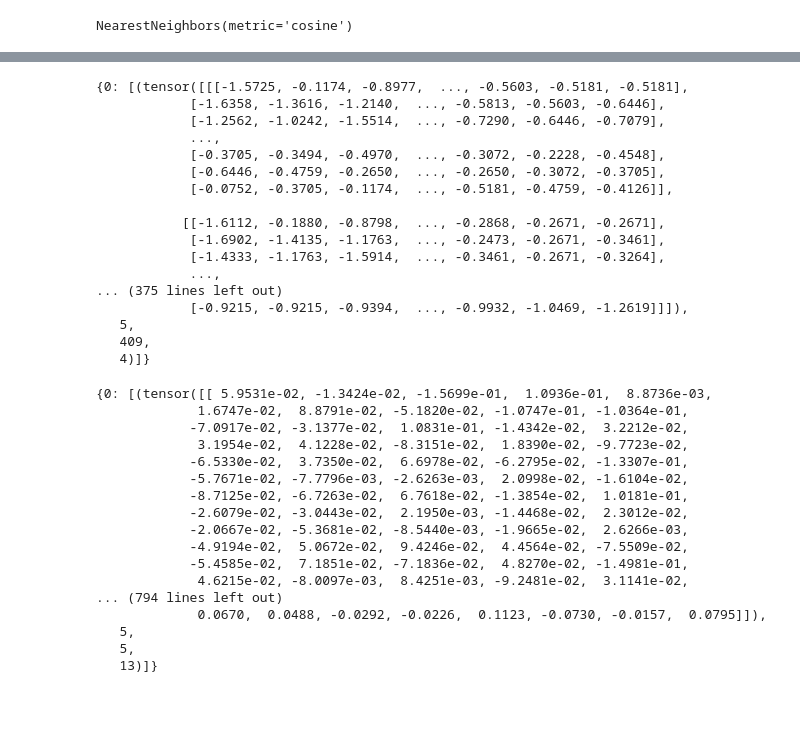
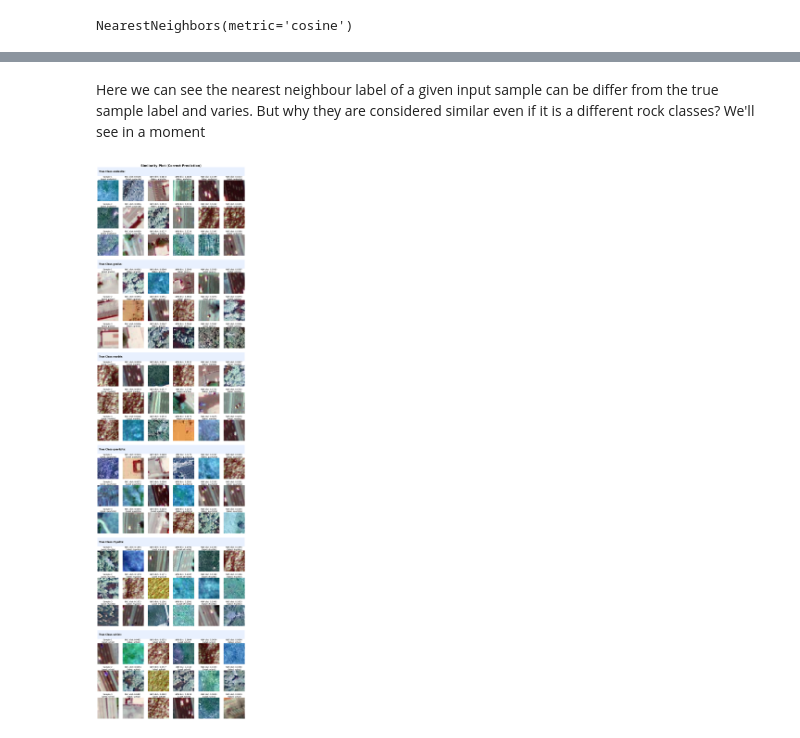
Before and after one commit to ada-my619/Rock-Classification, a Jupyter notebook: Rock_Classification.ipynb, the cells around one changed output, grey strips where cells are left out. Drawn from its saved outputs; the diff is of its cells as text; code cells hidden in the pictures; blank space fills up the shorter version.

Commit message:
Add plotting function for nearest neighbour

```diff
--- a/Rock_Classification.ipynb
+++ b/Rock_Classification.ipynb
@@ -824,10 +858,16 @@ def query_nn_for_test_embeddings(
     class_names,
     topk=5
 ):
-    data = copy.deepcopy(test_embeddings)
+    output = {}
     for cls_id, emb_list in test_embeddings.items():
         print(f"\nQuery class: {class_names[cls_id]}")
-        for i, (emb, pred, y, idx) in enumerate(emb_list):
+        output[cls_id] = {}
+        for i, (emb, pred, y, idx) in enumerate(emb_list): #<- Check if idx == indices got from nn.kneighbors, which should be included in n[el]?
+            ent = {
+                "pred": pred,
+                "label": y,
+                "neighbours": None
+            }
             distances, indices = nn.kneighbors(emb, n_neighbors=topk)
             neighbor_labels = train_labels[indices[0]]
             n = {}
@@ -837,12 +877,13 @@ def query_nn_for_test_embeddings(
                     "label": neighbor_labels[el],
                     "idx": indices[0][el],
                 }
-            data[cls_id][i] = (emb, pred, y, n)
+                ent["neighbours"] = n
+            output[cls_id][idx] = ent
             print(f"  Sample {i+1} (Pred: {class_names[pred]}): Nearest labels ->",
                   [class_names[l] for l in neighbor_labels])
-    return data
+    return output
 # %%
-test_embeddings_correct = query_nn_for_test_embeddings(
+test_correct_plot = query_nn_for_test_embeddings(
     nn,
     test_embeddings_correct,
     labels,
@@ -900,40 +944,0 @@ Query class: schist
-# %%
-test_sample_wrong
-# %% [output]
-{0: [(tensor([[[-1.5725, -0.1174, -0.8977,  ..., -0.5603, -0.5181, -0.5181],
-            [-1.6358, -1.3616, -1.2140,  ..., -0.5813, -0.5603, -0.6446],
-            [-1.2562, -1.0242, -1.5514,  ..., -0.7290, -0.6446, -0.7079],
-            ...,
-            [-0.3705, -0.3494, -0.4970,  ..., -0.3072, -0.2228, -0.4548],
-            [-0.6446, -0.4759, -0.2650,  ..., -0.2650, -0.3072, -0.3705],
-            [-0.0752, -0.3705, -0.1174,  ..., -0.5181, -0.4759, -0.4126]],
-
-           [[-1.6112, -0.1880, -0.8798,  ..., -0.2868, -0.2671, -0.2671],
-            [-1.6902, -1.4135, -1.1763,  ..., -0.2473, -0.2671, -0.3461],
-            [-1.4333, -1.1763, -1.5914,  ..., -0.3461, -0.2671, -0.3264],
-            ...,
-... (375 lines left out)
-            [-0.9215, -0.9215, -0.9394,  ..., -0.9932, -1.0469, -1.2619]]]),
-   5,
-   409,
-   4)]}
-# %%
-test_embeddings_correct
-# %% [output]
-{0: [(tensor([[ 5.9531e-02, -1.3424e-02, -1.5699e-01,  1.0936e-01,  8.8736e-03,
-             1.6747e-02,  8.8791e-02, -5.1820e-02, -1.0747e-01, -1.0364e-01,
-            -7.0917e-02, -3.1377e-02,  1.0831e-01, -1.4342e-02,  3.2212e-02,
-             3.1954e-02,  4.1228e-02, -8.3151e-02,  1.8390e-02, -9.7723e-02,
-            -6.5330e-02,  3.7350e-02,  6.6978e-02, -6.2795e-02, -1.3307e-01,
-            -5.7671e-02, -7.7796e-03, -2.6263e-03,  2.0998e-02, -1.6104e-02,
-            -8.7125e-02, -6.7263e-02,  6.7618e-02, -1.3854e-02,  1.0181e-01,
-            -2.6079e-02, -3.0443e-02,  2.1950e-03, -1.4468e-02,  2.3012e-02,
-            -2.0667e-02, -5.3681e-02, -8.5440e-03, -1.9665e-02,  2.6266e-03,
-            -4.9194e-02,  5.0672e-02,  9.4246e-02,  4.4564e-02, -7.5509e-02,
-            -5.4585e-02,  7.1851e-02, -7.1836e-02,  4.8270e-02, -1.4981e-01,
-             4.6215e-02, -8.0097e-03,  8.4251e-03, -9.2481e-02,  3.1141e-02,
-... (794 lines left out)
-             0.0670,  0.0488, -0.0292, -0.0226,  0.1123, -0.0730, -0.0157,  0.0795]]),
-   5,
-   5,
-   13)]}
@@ -949,0 +945,2 @@ def plot_similarity(n_sample, sample_dataset):
+# %% [markdown]
+Here we can see the nearest neighbour label of a given input sample can be differ from the true sample label and varies. But why they are considered similar even if it is a different rock classes? We'll see in a moment
@@ -949,0 +1098,15 @@ def plot_similarity(n_sample, sample_dataset):
+# %%
+plot_similarity_with_headers(
+    test_correct_plot=test_correct_plot,
+    test_dataset=test_dataset,
+    db_dataset=train_dataset,            # Dataset where the neighbour data comes from
+    class_names=rock_dataset.classes,
+    top_neighbor_num=5,
+    sample_num=3,
+    header_color="#E8F0FE",
+    between_class_space=0.35,
+    between_sample_space=0.10,
+    title="Correct"
+)
+# %% [output]
+[figure, added]
```
Also changed, not shown: parts of 54 cells of this notebook.
